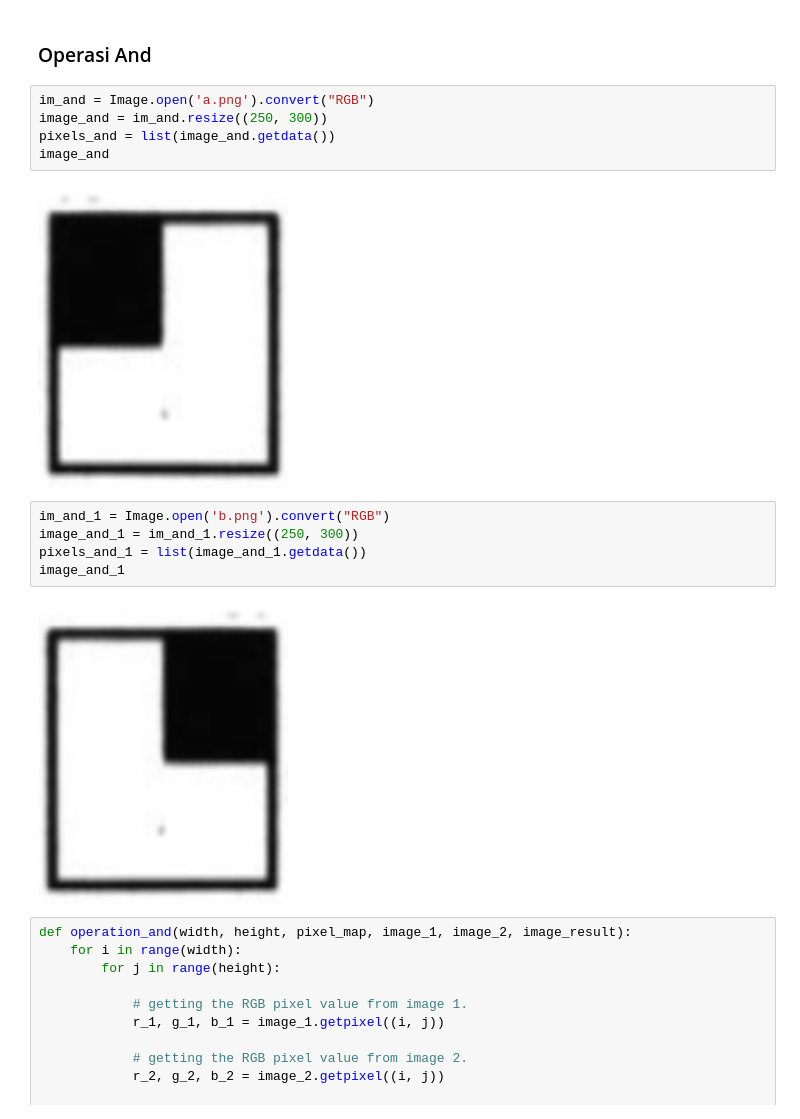
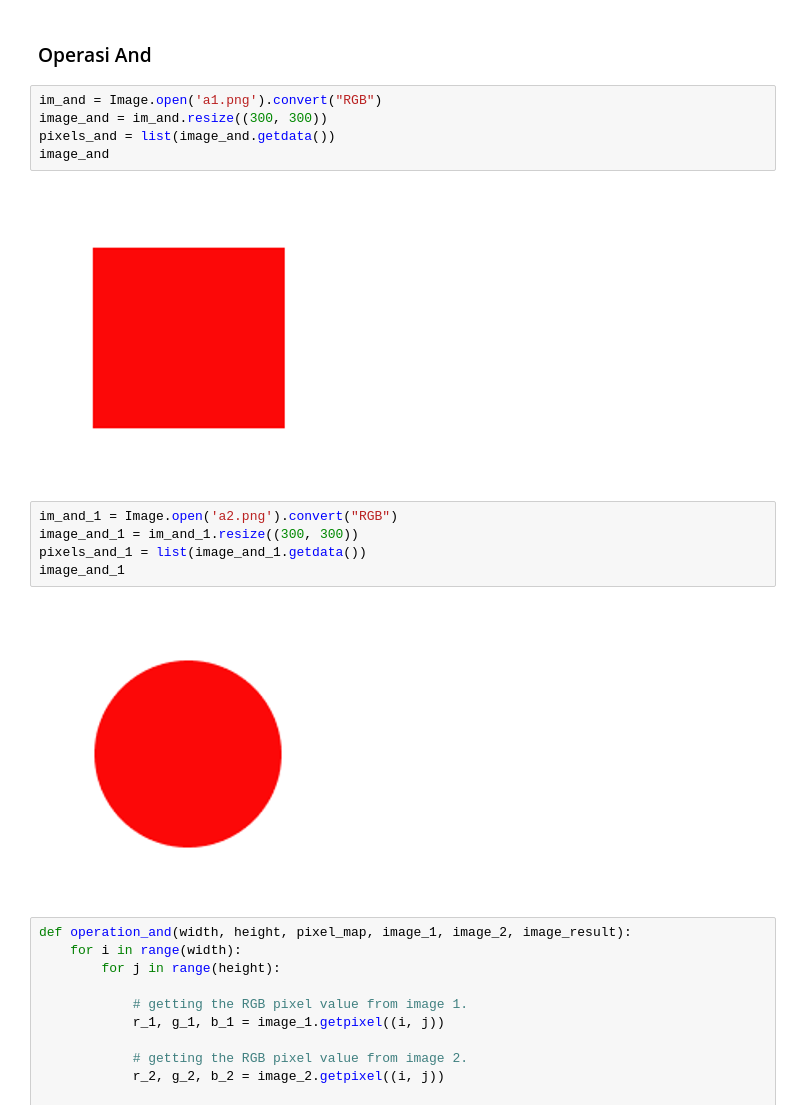
Before and after one commit to zodplugin/PengolahanCitra, a Jupyter notebook: M1_Pengolahan_Citra.ipynb, the cells around one changed output. Saved outputs shown, nothing was run; the diff lists cells and outputs as text.

Commit message:
Add Operation image

```diff
--- a/M1_Pengolahan_Citra.ipynb
+++ b/M1_Pengolahan_Citra.ipynb
@@ -350,19 +350,19 @@ plt.show()
 # %% [markdown]
 ### Operasi And
 # %%
-im_and = Image.open('a.png').convert("RGB")
-image_and = im_and.resize((250, 300))
+im_and = Image.open('a1.png').convert("RGB")
+image_and = im_and.resize((300, 300))
 pixels_and = list(image_and.getdata())
 image_and
 # %% [output]
-[figure, old version]
+[figure, new version]
 # %%
-im_and_1 = Image.open('b.png').convert("RGB")
-image_and_1 = im_and_1.resize((250, 300))
+im_and_1 = Image.open('a2.png').convert("RGB")
+image_and_1 = im_and_1.resize((300, 300))
 pixels_and_1 = list(image_and_1.getdata())
 image_and_1
 # %% [output]
-[figure, old version]
+[figure, new version]
 # %%
 def operation_and(width, height, pixel_map, image_1, image_2, image_result):
     for i in range(width):
```
Also changed, not shown: parts of 53 cells of this notebook, 12 other files.
